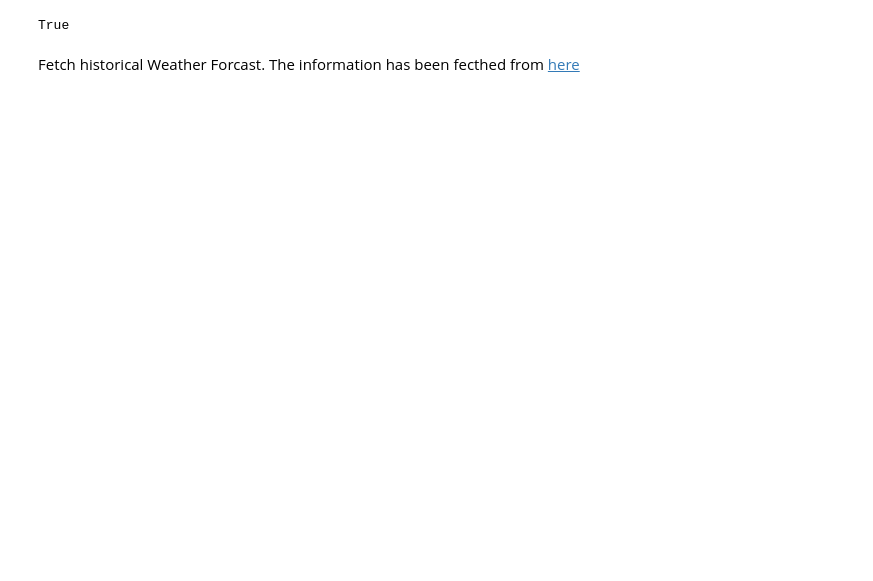
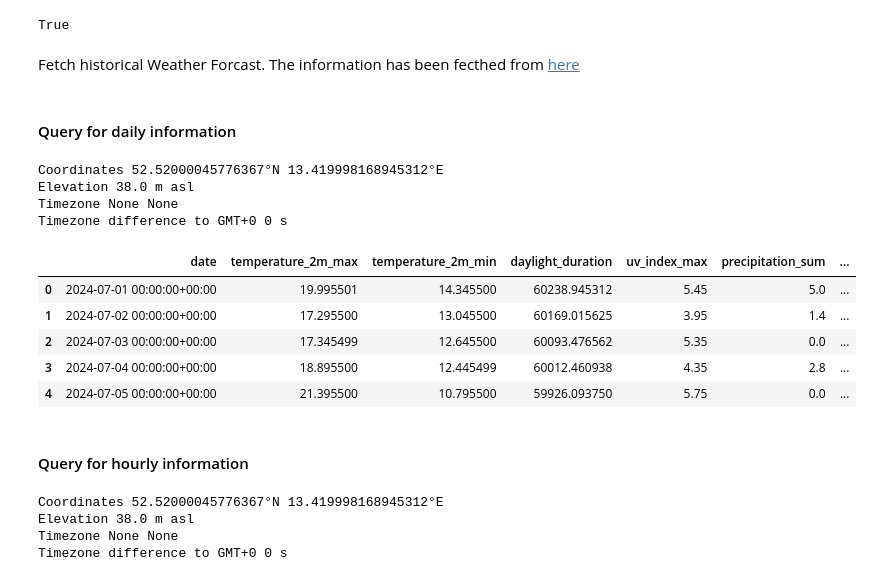
Before and after one commit to MauroAndretta/AgroEye, a Jupyter notebook: notebooks/Weather_Data_Visualization.ipynb, the cells around one changed output. Drawn from its saved outputs; the diff is of its cells as text; code cells hidden in the pictures; blank space fills up the shorter version.

```diff
--- a/notebooks/Weather_Data_Visualization.ipynb
+++ b/notebooks/Weather_Data_Visualization.ipynb
@@ -48,3 +52,5 @@ Fetch historical Weather Forcast. The information has been fecthed from [here](h
 cache_session = requests_cache.CachedSession('.cache', expire_after = 3600)
 retry_session = retry(cache_session, retries = 5, backoff_factor = 0.2)
 openmeteo = openmeteo_requests.Client(session = retry_session)
+# %% [markdown]
+#### Query for daily information
@@ -51 +69,14 @@ openmeteo = openmeteo_requests.Client(session = retry_session)
+# %%
+
+# Process first location. Add a for-loop for multiple locations or weather models
+response = responses[0]
+print(f"Coordinates {response.Latitude()}°N {response.Longitude()}°E")
+print(f"Elevation {response.Elevation()} m asl")
+print(f"Timezone {response.Timezone()} {response.TimezoneAbbreviation()}")
+print(f"Timezone difference to GMT+0 {response.UtcOffsetSeconds()} s")
+# %% [output]
+Coordinates 52.52000045776367°N 13.419998168945312°E
+Elevation 38.0 m asl
+Timezone None None
+Timezone difference to GMT+0 0 s
 # %%
@@ -114,0 +102,36 @@ print(daily_dataframe)
+# %%
+# Create a pandas DataFrame with the daily data
+daily_data = {"date": pd.date_range(
+	start = pd.to_datetime(daily.Time(), unit = "s", utc = True),
+	end = pd.to_datetime(daily.TimeEnd(), unit = "s", utc = True),
+	freq = pd.Timedelta(seconds = daily.Interval()),
+	inclusive = "left"
+)}
+
+#daily_data["weather_code"] = daily_weather_code
+daily_data["temperature_2m_max"] = daily_temperature_2m_max
+daily_data["temperature_2m_min"] = daily_temperature_2m_min
+#daily_data["apparent_temperature_max"] = daily_apparent_temperature_max
+#daily_data["apparent_temperature_min"] = daily_apparent_temperature_min
+#daily_data["sunrise"] = daily_sunrise
+#daily_data["sunset"] = daily_sunset
+daily_data["daylight_duration"] = daily_daylight_duration
+daily_data["uv_index_max"] = daily_uv_index_max
+daily_data["precipitation_sum"] = daily_precipitation_sum
+daily_data["rain_sum"] = daily_rain_sum
+daily_data["snowfall_sum"] = daily_snowfall_sum
+daily_data["precipitation_hours"] = daily_precipitation_hours
+daily_data["wind_speed_10m_max"] = daily_wind_speed_10m_max
+daily_data["shortwave_radiation_sum"] = daily_shortwave_radiation_sum
+daily_data["et0_fao_evapotranspiration"] = daily_et0_fao_evapotranspiration
+
+daily_data = pd.DataFrame(data = daily_data)
+# %%
+daily_data.head()
+# %% [output]
+|  | date | temperature_2m_max | temperature_2m_min | daylight_duration | uv_index_max | precipitation_sum | ... |
+| 0 | 2024-07-01 00:00:00+00:00 | 19.995501 | 14.345500 | 60238.945312 | 5.45 | 5.0 | ... |
+| 1 | 2024-07-02 00:00:00+00:00 | 17.295500 | 13.045500 | 60169.015625 | 3.95 | 1.4 | ... |
+| 2 | 2024-07-03 00:00:00+00:00 | 17.345499 | 12.645500 | 60093.476562 | 5.35 | 0.0 | ... |
+| 3 | 2024-07-04 00:00:00+00:00 | 18.895500 | 12.445499 | 60012.460938 | 4.35 | 2.8 | ... |
+| 4 | 2024-07-05 00:00:00+00:00 | 21.395500 | 10.795500 | 59926.093750 | 5.75 | 0.0 | ... |
@@ -114,0 +191,23 @@ print(daily_dataframe)
+# %% [markdown]
+#### Query for hourly information
+# %%
+params = {
+	"latitude": 52.52,
+	"longitude": 13.41,
+	"hourly": ["temperature_2m", "relative_humidity_2m", "precipitation", "rain", "snowfall", "surface_pressure", "evapotranspiration", "et0_fao_evapotranspiration", "wind_speed_10m", "soil_temperature_0cm", "soil_temperature_6cm", "soil_moisture_0_to_1cm", "soil_moisture_1_to_3cm", "uv_index"],
+	"start_date": "2024-07-01",
+	"end_date": "2024-07-09"
+}
+responses = openmeteo.weather_api(os.environ["URL_OPEN-METEO"], params=params)
+
+# Process first location. Add a for-loop for multiple locations or weather models
+response = responses[0]
+print(f"Coordinates {response.Latitude()}°N {response.Longitude()}°E")
+print(f"Elevation {response.Elevation()} m asl")
+print(f"Timezone {response.Timezone()} {response.TimezoneAbbreviation()}")
+print(f"Timezone difference to GMT+0 {response.UtcOffsetSeconds()} s")
+# %% [output]
+Coordinates 52.52000045776367°N 13.419998168945312°E
+Elevation 38.0 m asl
+Timezone None None
+Timezone difference to GMT+0 0 s
```
Also changed, not shown: parts of 10 cells of this notebook.
